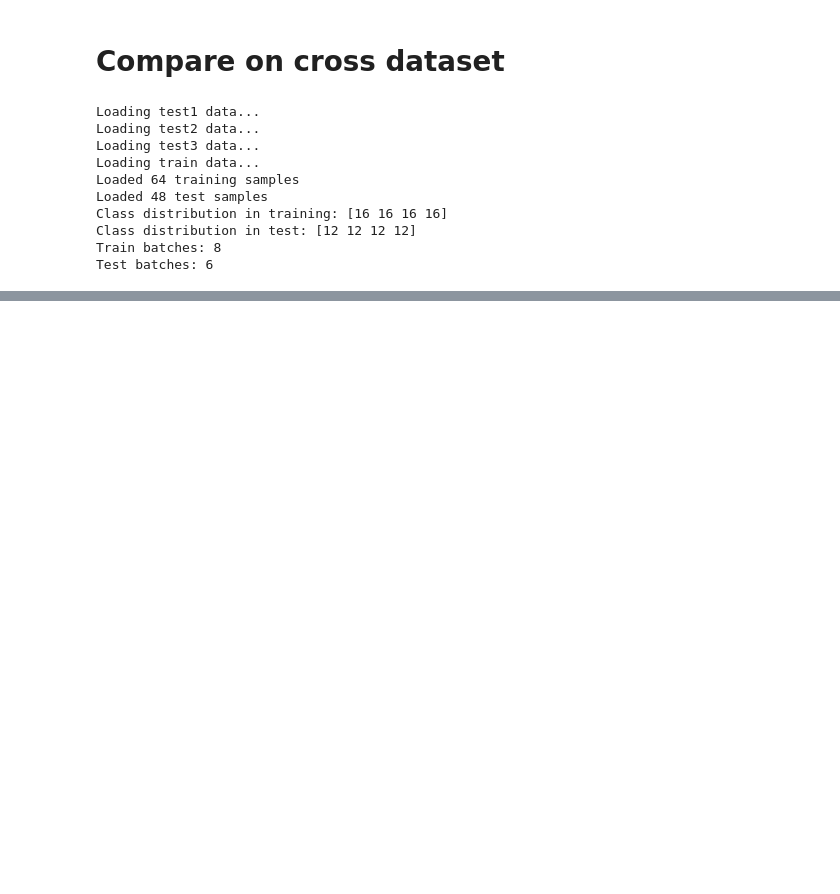
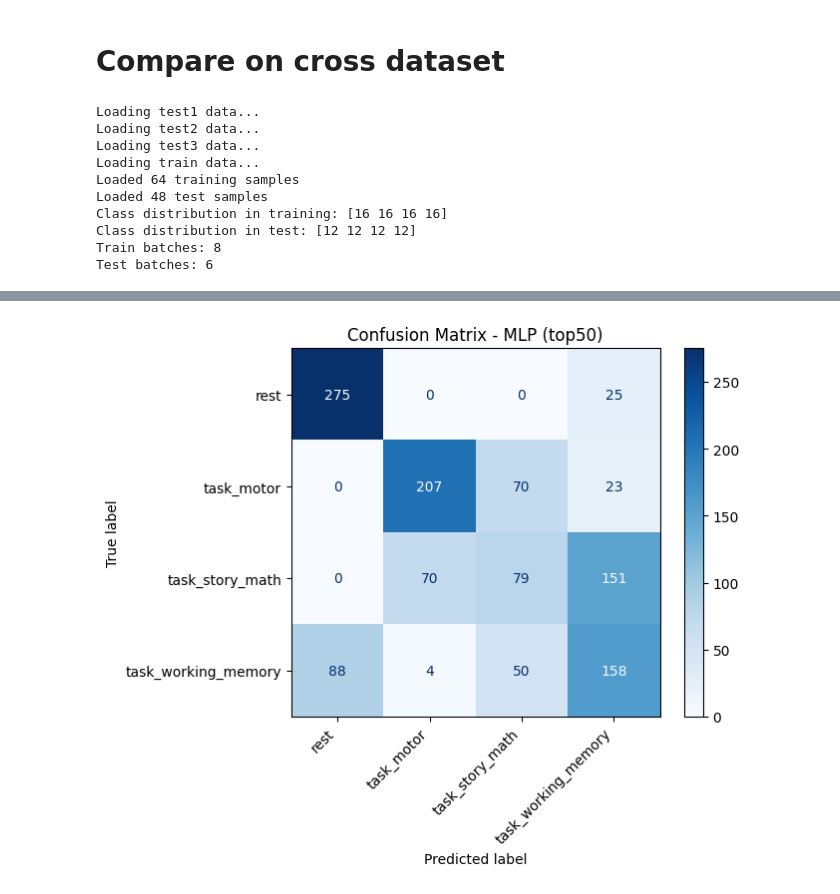
Before and after one commit to LeonV1110/DeepLearning, a Jupyter notebook: Assignment_2/Compare_models.ipynb, the cells around one changed output, grey strips where cells are left out. Cells and saved outputs as stored; diff of their text form; code cells hidden in the pictures; blank space fills up the shorter version.

```diff
--- a/Assignment_2/Compare_models.ipynb
+++ b/Assignment_2/Compare_models.ipynb
@@ -418,0 +460,28 @@ plt.show()
+# %%
+from sklearn.metrics import confusion_matrix, ConfusionMatrixDisplay
+from dataset import CLASS_NAMES
+
+import matplotlib.pyplot as plt
+
+for model in models:
+    for scenario in scenarios:
+        y_true = []
+        y_pred = []
+
+        for r in results:
+            if r["model"] == model:
+                stats = r["results"].get(scenario)
+                if stats:
+                    y_true = np.concatenate(stats["y_trues"])
+                    y_pred = np.concatenate(stats["y_preds"])
+                    break
+
+        if len(y_true) > 0 and len(y_pred) > 0:
+            cm = confusion_matrix(y_true, y_pred)
+            disp = ConfusionMatrixDisplay(confusion_matrix=cm, display_labels=CLASS_NAMES)
+            disp.plot(cmap='Blues')
+            plt.xticks(rotation=45, ha='right')
+            plt.title(f"Confusion Matrix - {model} ({scenario})")
+            plt.show()
+# %% [output]
+[figure, added]
```
Also changed, not shown: parts of 11 cells of this notebook, 8 other files.
